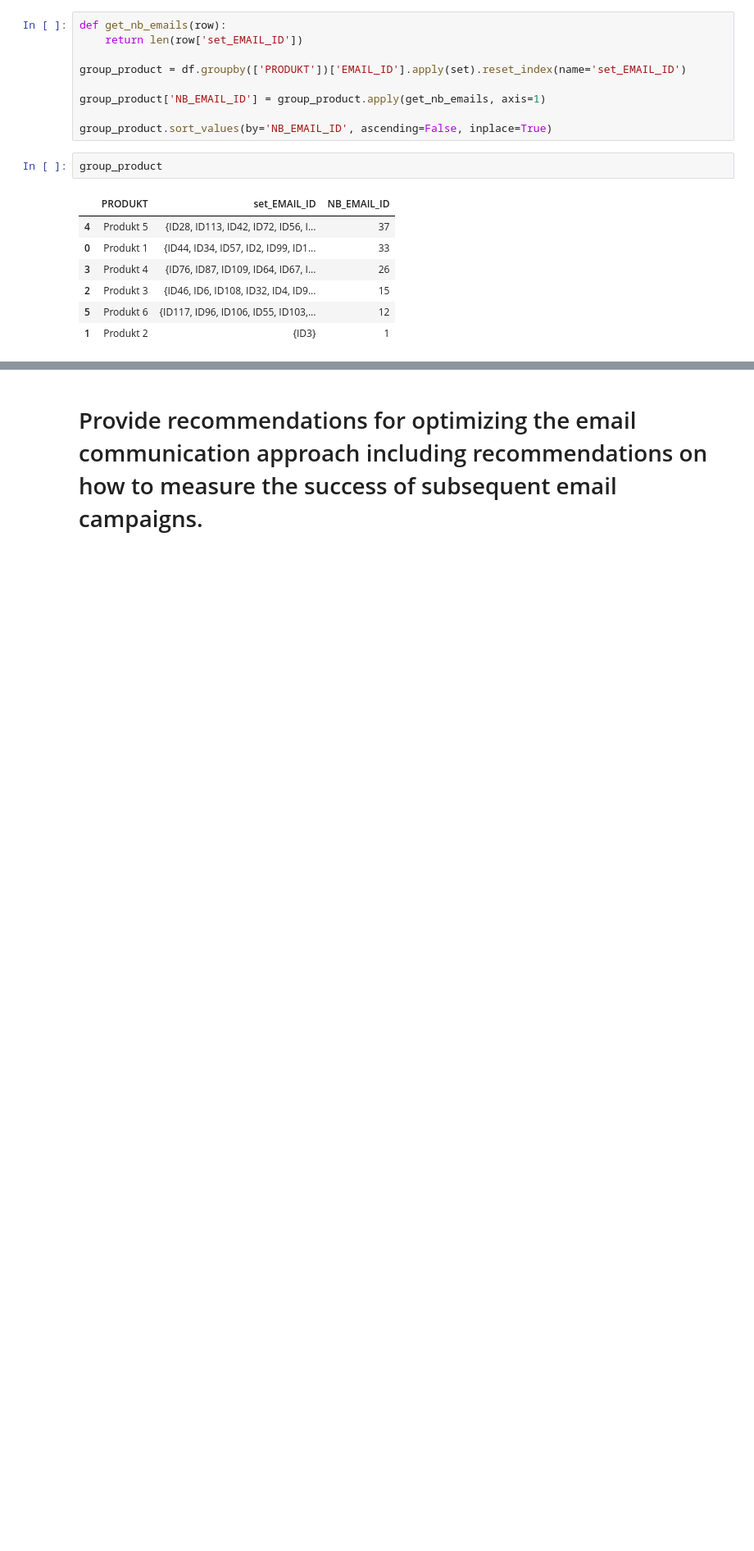
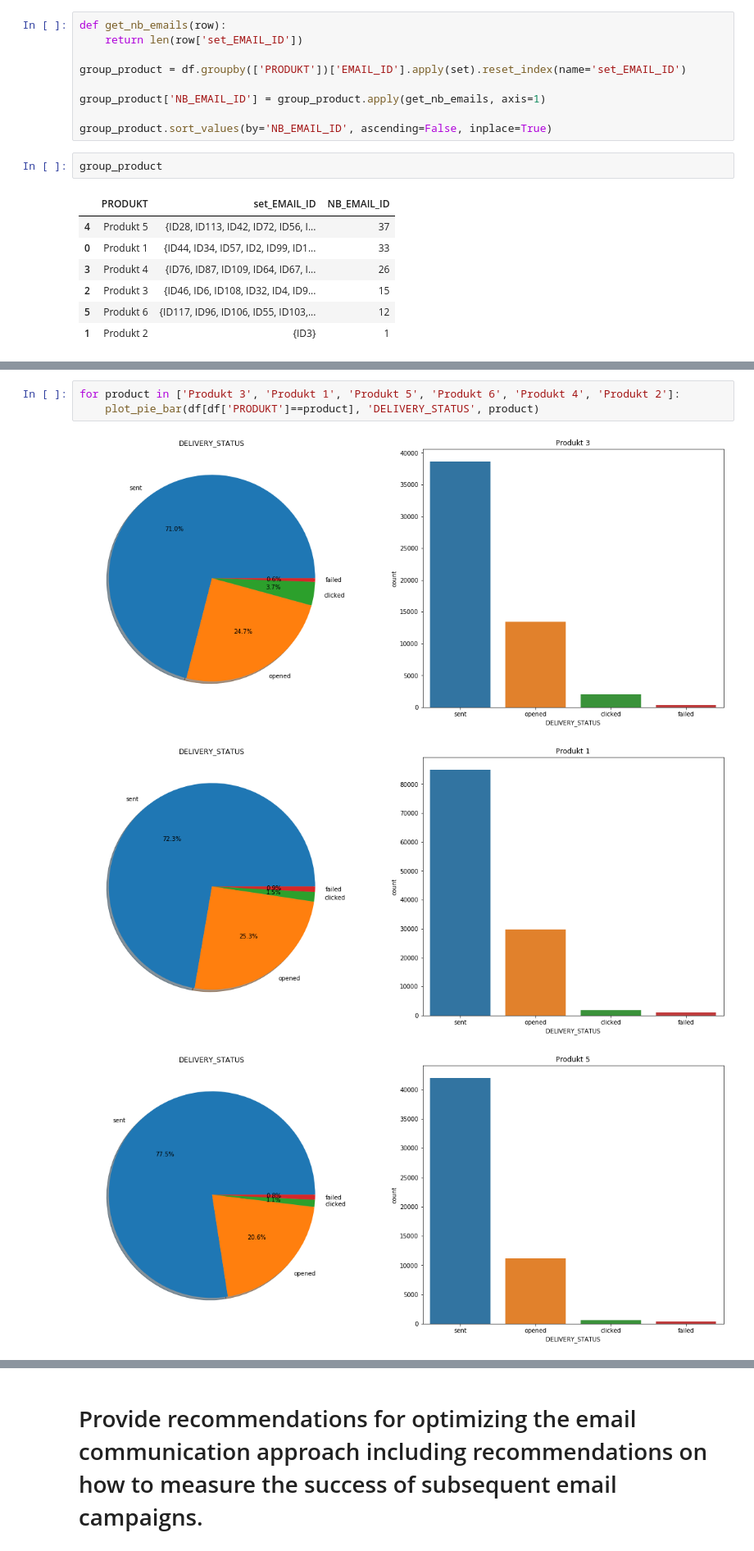
Before and after one commit to ck-unifr/analysis_email_performance, a Jupyter notebook: analysis_email_performance.ipynb, the cells around one changed output, grey strips where cells are left out. Shown at 82% size. Cells and saved outputs as stored; diff of their text form; blank space fills up the shorter version.

```diff
--- a/analysis_email_performance.ipynb
+++ b/analysis_email_performance.ipynb
@@ -400,0 +437,7 @@ group_product
+# %%
+for product in ['Produkt 3', 'Produkt 1', 'Produkt 5', 'Produkt 6', 'Produkt 4', 'Produkt 2']:
+    plot_pie_bar(df[df['PRODUKT']==product], 'DELIVERY_STATUS', product)
+# %% [output]
+[figure, added]
+[figure, added]
+[figure, added]
```
Also changed, not shown: parts of 16 cells of this notebook.
